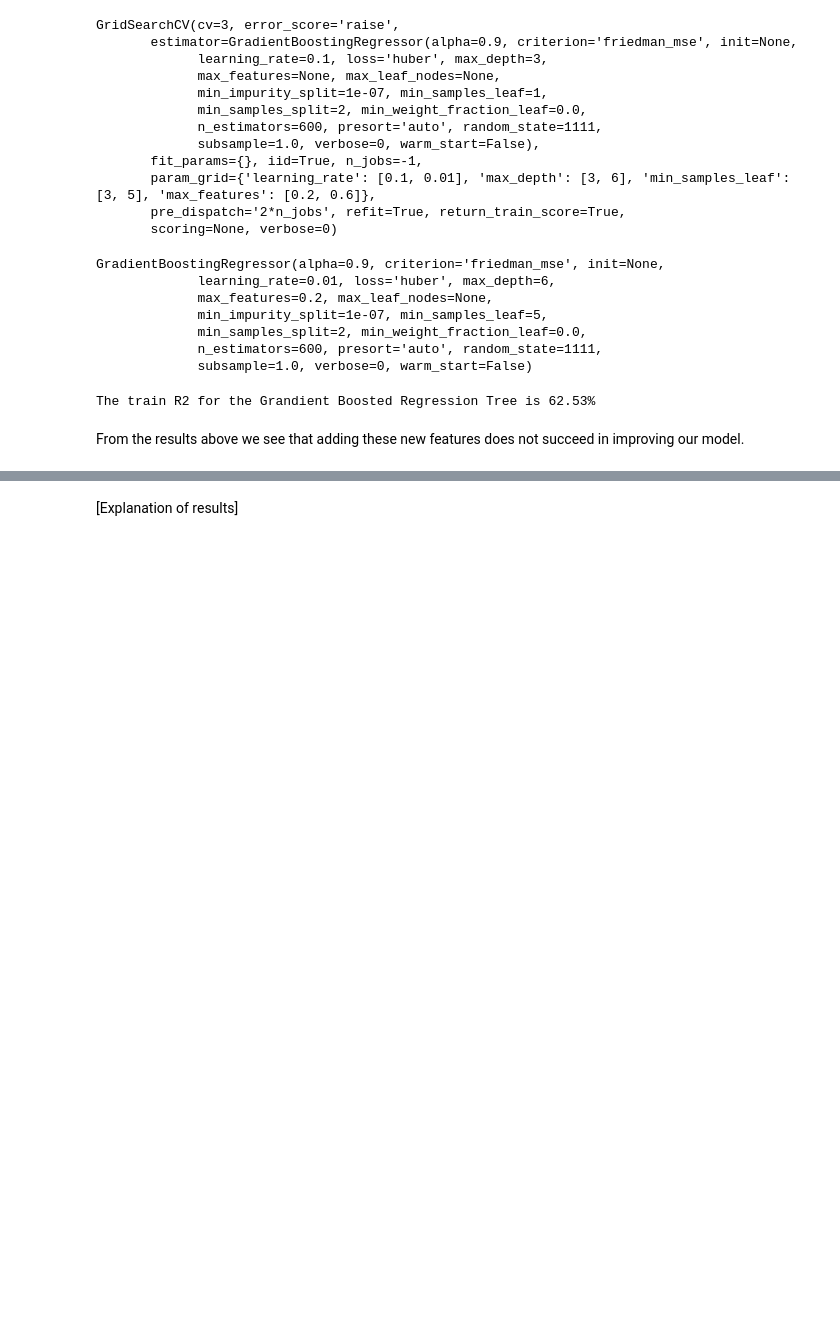
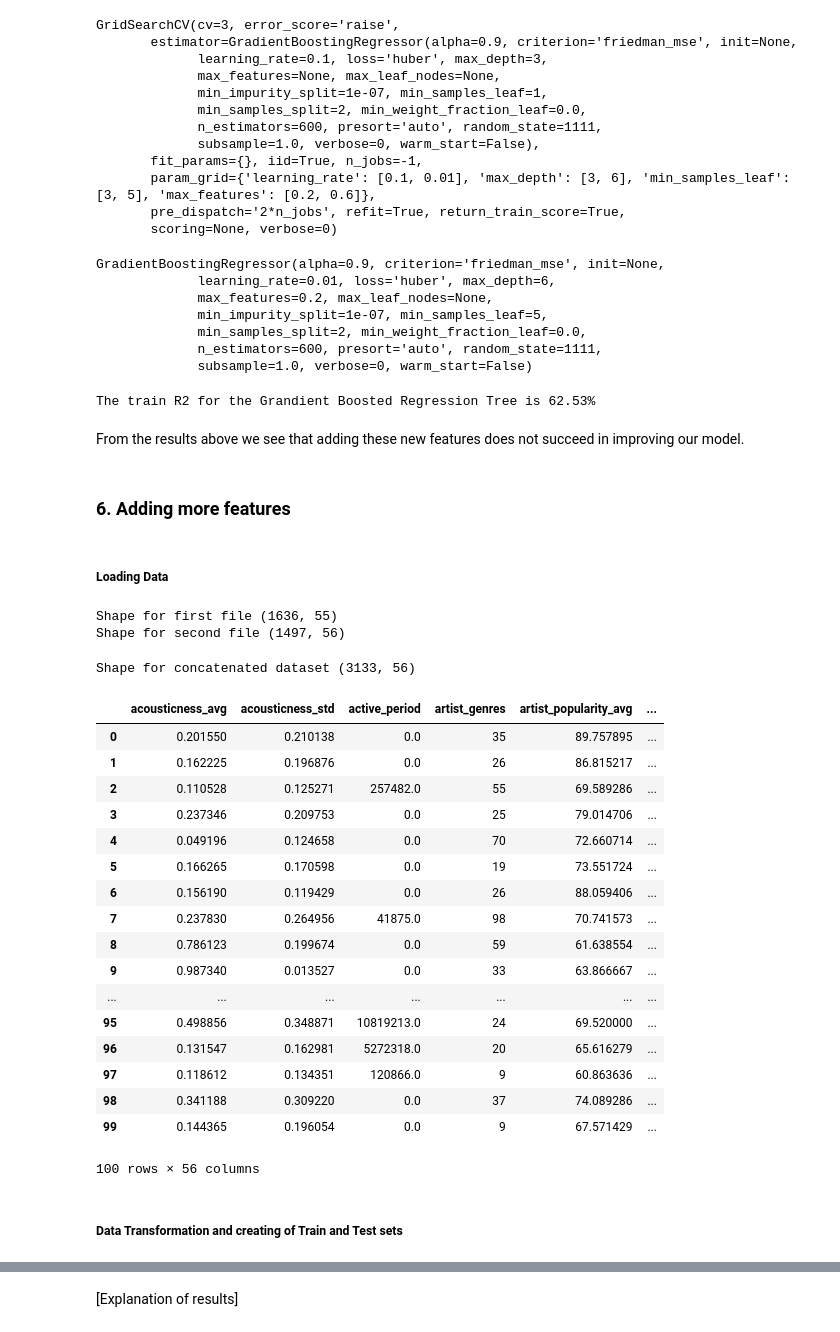
Before and after one commit to srikanth261/spotifyproject, a Jupyter notebook: notebooks/Assessing alternative models - Andres.ipynb, the cells around one changed output, grey strips where cells are left out. Drawn from its saved outputs; the diff is of its cells as text; code cells hidden in the pictures; blank space fills up the shorter version.

```diff
--- a/notebooks/Assessing alternative models - Andres.ipynb
+++ b/notebooks/Assessing alternative models - Andres.ipynb
@@ -373,3 +377,45 @@ print("The train R2 for the Grandient Boosted Regression Tree is {:.2f}%".format
 The train R2 for the Grandient Boosted Regression Tree is 62.53%
 # %% [markdown]
 From the results above we see that adding these new features does not succeed in improving our model.
+# %% [markdown]
+### 6. Adding more features
+# %% [markdown]
+##### Loading Data
+# %%
+data = pd.read_csv('data_spotify_v3.csv', index_col= 0)
+data2 = pd.read_csv('EveryNoise_playlists_data.csv')
+print("Shape for first file {}".format(data.shape))
+print("Shape for second file {}".format(data2.shape))
+# %% [output]
+Shape for first file (1636, 55)
+Shape for second file (1497, 56)
+# %%
+# Concatenating these two datasets
+frames = [data, data2]
+
+all = pd.concat(frames)
+print("Shape for concatenated dataset {}".format(all.shape))
+
+all.head(100)
+# %% [output]
+Shape for concatenated dataset (3133, 56)
+|  | acousticness_avg | acousticness_std | active_period | artist_genres | artist_popularity_avg | ... |
+| 0 | 0.201550 | 0.210138 | 0.0 | 35 | 89.757895 | ... |
+| 1 | 0.162225 | 0.196876 | 0.0 | 26 | 86.815217 | ... |
+| 2 | 0.110528 | 0.125271 | 257482.0 | 55 | 69.589286 | ... |
+| 3 | 0.237346 | 0.209753 | 0.0 | 25 | 79.014706 | ... |
+| 4 | 0.049196 | 0.124658 | 0.0 | 70 | 72.660714 | ... |
+| 5 | 0.166265 | 0.170598 | 0.0 | 19 | 73.551724 | ... |
+| 6 | 0.156190 | 0.119429 | 0.0 | 26 | 88.059406 | ... |
+| 7 | 0.237830 | 0.264956 | 41875.0 | 98 | 70.741573 | ... |
+| 8 | 0.786123 | 0.199674 | 0.0 | 59 | 61.638554 | ... |
+| 9 | 0.987340 | 0.013527 | 0.0 | 33 | 63.866667 | ... |
+| ... | ... | ... | ... | ... | ... | ... |
+| 95 | 0.498856 | 0.348871 | 10819213.0 | 24 | 69.520000 | ... |
+| 96 | 0.131547 | 0.162981 | 5272318.0 | 20 | 65.616279 | ... |
+| 97 | 0.118612 | 0.134351 | 120866.0 | 9 | 60.863636 | ... |
+| 98 | 0.341188 | 0.309220 | 0.0 | 37 | 74.089286 | ... |
+| 99 | 0.144365 | 0.196054 | 0.0 | 9 | 67.571429 | ... |
+100 rows × 56 columns
+# %% [markdown]
+##### Data Transformation and creating of Train and Test sets
```
Also changed, not shown: parts of 18 cells of this notebook, 8 other files.
